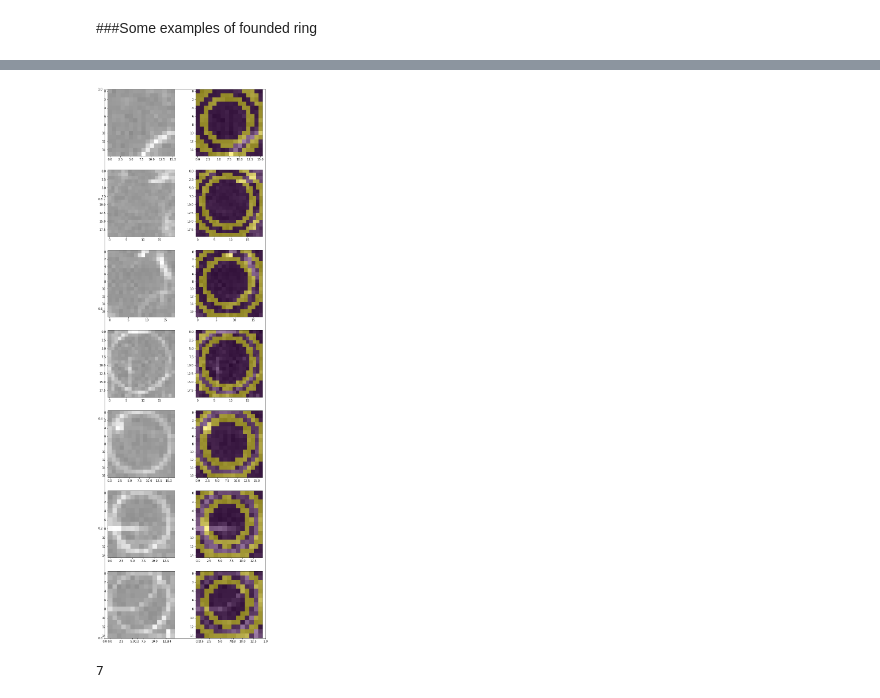
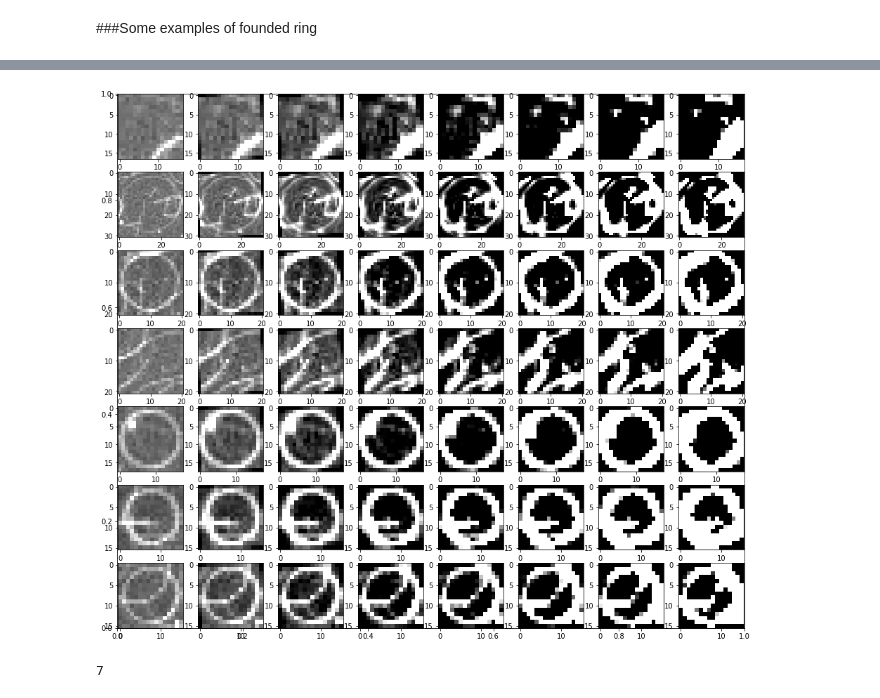
Before and after one commit to andrew-veriga/MathForML, a Jupyter notebook: ConvolutionalCoffieCircles.ipynb, the cells around one changed output, grey strips where cells are left out. Cells and saved outputs as stored; diff of their text form; code cells hidden in the pictures.

```diff
--- a/ConvolutionalCoffieCircles.ipynb
+++ b/ConvolutionalCoffieCircles.ipynb
@@ -93,8 +93,8 @@ create square matrix of boolean as a ring of Trues inscribed in a square of Fals
 import itertools
 
 def getMask( size, thick = 1 ):
-    radius = size /2 - 1
-    center = np.array([size/2-1,size/2-1])
+    radius = size /2 - 2
+    center = np.array([size/2,size/2])
     vectors = [[(i,j) for j in range(size)] for i in range(size)]
     l = itertools.chain.from_iterable(zip(*vectors))
 
@@ -159,17 +159,3 @@ def rotate_image(mat, angle):
     # rotate image with the new bounds and translated rotation matrix
     rotated_mat = cv2.warpAffine(mat, rotation_mat, (width, height))
     return rotated_mat
-for (_size, x, y) in data
-  box = np.array(Image[y:y+_size,x:x+_size])
-  box = box - np.mean(box) + 1. # normalization to mean = 1
-  _angle = 30
-  newbox = np.multiply(box, rotate_image(box,_angle))
-  cnt = 7
-  fig, ax = plt.subplots(figsize=(2*cnt,2))
-  ax = fig.add_subplot(1,cnt,1)
-  ax.imshow(box, cmap=plt.get_cmap('gray'), vmin=0.5, vmax=1.5)
-  for i in range(1,cnt):
-    ax1=fig.add_subplot(1,cnt,i+1)
-    newbox = np.multiply(box, rotate_image(newbox,_angle))
-    ax1.imshow(newbox, cmap=plt.get_cmap('gray'), vmin=0.5, vmax=1.5)
-  fig.show()
@@ -288,45 +291,62 @@ Variance = 0.03
 # data array of some square [size, x, y]
 # the first of data is nothing but all other are founded rings
 data=np.array([
-      [16,349,22,0],
-      [20,1,1,0],
-      [18,168,45,0],
-      [20,148, 227,1],
-      [17, 59, 14,1],
-      [15, 134, 51,1],
-      [15, 139, 77,1]
+      [17,348,21,0],
+      # [21,1,1,0],
+      # [18,168,45,0],
+      [31,151,67,1],
+      [21,147, 226,1],
+      [21,157, 236,1],
+      [18, 58, 13,1],
+      [16, 133, 50,1],
+      [16, 138, 76,1]
       ])
 len = data.shape[0]
-fig, ax = plt.subplots(figsize=(10,5*len))
+cnt =8
+fig, ax = plt.subplots(figsize=(2*cnt,2*len))
 i=1
 Thick = 0.8
+_angle = 4
+
 for size,x,y,isRing in data:
   Mask = getMask( size, Thick )
   backMask = getMask(size,3*Thick)
-  square = Image[y:y+size, x:x+size]
 
   #ring visualisation
-  ax = fig.add_subplot(len,2,i)
-  ax.imshow(square, cmap=plt.get_cmap('gray'), vmin=-1, vmax=1)
-  ax1=fig.add_subplot(len,2,i+1)
-  ax1.imshow(square, cmap=plt.get_cmap('gray'), vmin=0, vmax=1)
-  ax1.imshow(np.logical_xor(backMask, Mask)  ,alpha=.5)
-  _DEBUG_=True
-  # print('conv value', FuzzyCircleConv(Mask,square)/size**2)
-  found = isCircleFound(square,Mask,backMask)
-  if (isRing):
-    print('Ring is here, value =', found)
-    # if (found):
-    #   print(' AND is found correct')
-    # else:
-    #   print(' BUT didn\'t found')
-  else:
-    print('Ring isn\'t here/ value =', found)
-    # if (found):
-    #   print(' BUT is found incorrect')
-    # else:
-    #   print(' AND didn\'t found correct')
-  i+=2
+  box = np.array(Image[y:y+size,x:x+size])
+  box = box - np.mean(box) + 1. # normalization to mean = 1
+  ax = fig.add_subplot(len,cnt,i)
+  ax.imshow(box, cmap=plt.get_cmap('gray'), vmin=0.5, vmax=1.5)
+  newbox = np.multiply(box, rotate_image(box,_angle))
+  for j in range(1,cnt+1):
+    ax1=fig.add_subplot(len,cnt,i+1)
+    ax1.imshow(newbox, cmap=plt.get_cmap('gray'), vmin=0.5, vmax=1.5)
+    newbox = np.multiply(newbox, rotate_image(newbox,_angle))
+    i+=1
+    if (i==cnt*len):
+      break;
+
+  # ax = fig.add_subplot(len,2,i)
+  # ax.imshow(square, cmap=plt.get_cmap('gray'), vmin=-1, vmax=1)
+  # ax1=fig.add_subplot(len,2,i+1)
+  # ax1.imshow(square, cmap=plt.get_cmap('gray'), vmin=0, vmax=1)
+  # ax1.imshow(np.logical_xor(backMask, Mask)  ,alpha=.5)
+  # _DEBUG_=True
+  # # print('conv value', FuzzyCircleConv(Mask,square)/size**2)
+  # found = isCircleFound(square,Mask,backMask)
+  # if (isRing):
+  #   print('Ring is here, value =', found)
+  #   # if (found):
+  #   #   print(' AND is found correct')
+  #   # else:
+  #   #   print(' BUT didn\'t found')
+  # else:
+  #   print('Ring isn\'t here/ value =', found)
+  #   # if (found):
+  #   #   print(' BUT is found incorrect')
+  #   # else:
+  #   #   print(' AND didn\'t found correct')
+  # i+=2
 
 fig.show()
 
@@ -352,4 +355,4 @@ Ring is here, value = 61.18681049880523
-[figure, old version]
+[figure, new version]
 # %%
 data.shape
 len
```
Also changed, not shown: parts of 4 cells of this notebook.
